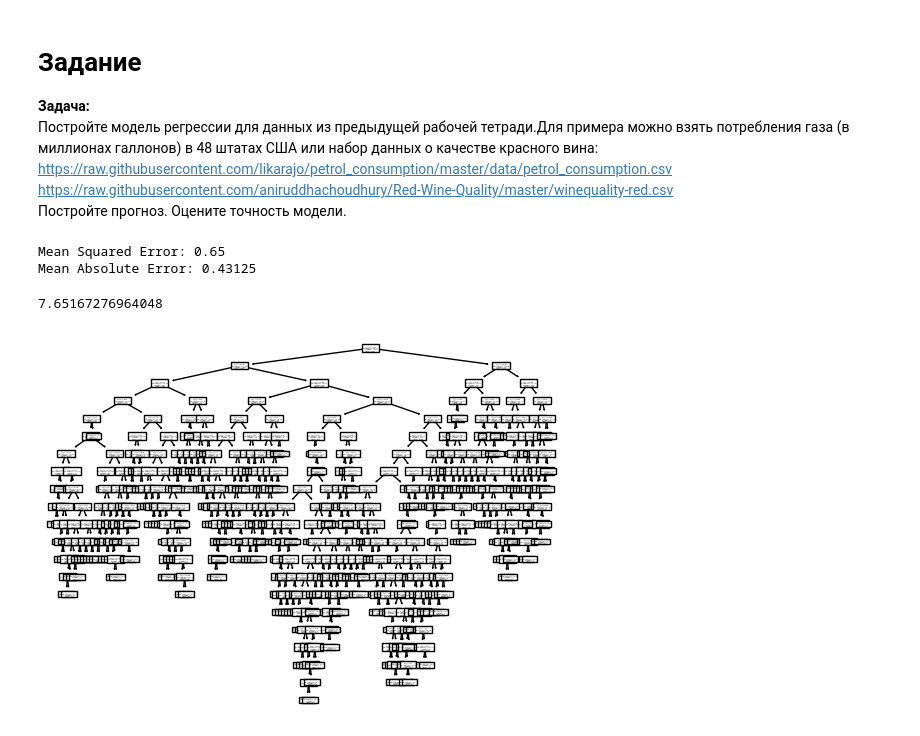
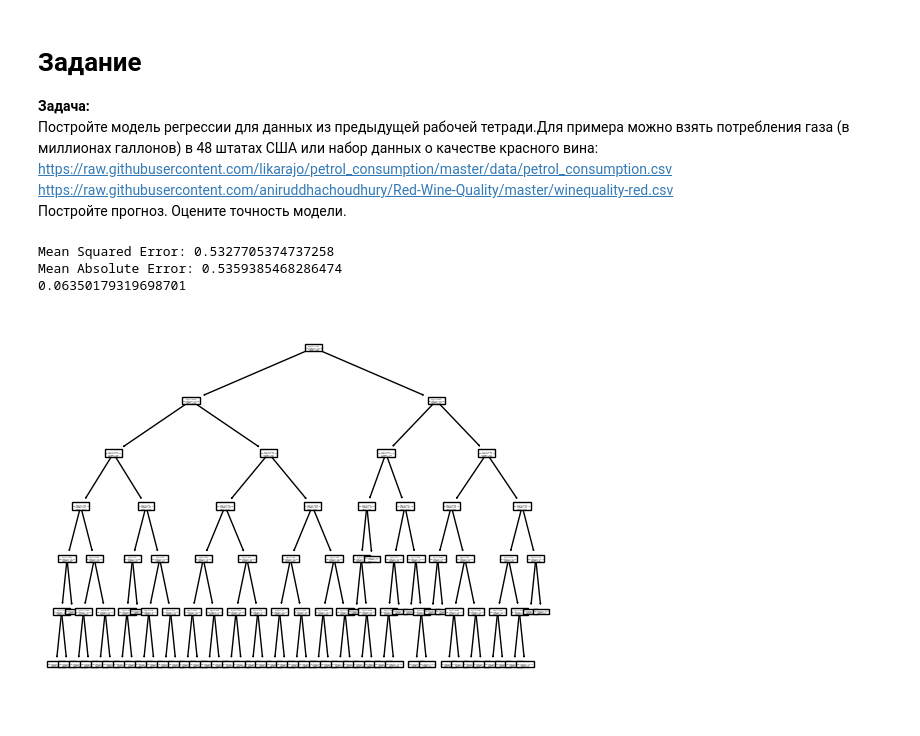
Before and after one commit to Prost444/mirea-pmi-2d-year, a Jupyter notebook: 3d-semestr/AI/pr5.ipynb, the cells around one changed output. Drawn from its saved outputs; the diff is of its cells as text; code cells hidden in the pictures.

```diff
--- a/3d-semestr/AI/pr5.ipynb
+++ b/3d-semestr/AI/pr5.ipynb
@@ -639,34 +639,35 @@ https://raw.githubusercontent.com/aniruddhachoudhury/Red-Wine-Quality/master/win
 # %%
 import pandas as pd
 import numpy as np
 import matplotlib.pyplot as plt
 from sklearn import tree
 from sklearn.tree import DecisionTreeRegressor
 from sklearn.model_selection import train_test_split
 from sklearn import metrics
 
 url = 'https://raw.githubusercontent.com/aniruddhachoudhury/Red-Wine-Quality/master/winequality-red.csv'
 dataset = pd.read_csv(url)
 dataset.head()
 
 x = dataset.iloc[:,:-1].values
 y = dataset.iloc[:,-1].values
 
 x_train, x_test, y_train,y_test = train_test_split(x,y,test_size=0.2,random_state=1)
-regressor = DecisionTreeRegressor()
+regressor = DecisionTreeRegressor(max_depth=6)
 regressor.fit(x_train,y_train)
 tree.plot_tree(regressor)
 
 y_pred = regressor.predict(x_test)
 
 df = pd.DataFrame({'Actual':y_test,'Predicted':y_pred})
 df
 
 print('Mean Squared Error:',metrics.mean_squared_error(y_test,y_pred))
 print('Mean Absolute Error:',metrics.mean_absolute_error(y_test,y_pred))
 metrics.mean_absolute_error(y_test,y_pred)/np.average(y) * 100
+print(metrics.r2_score(y_test, y_pred))
 # %% [output]
-Mean Squared Error: 0.65
-Mean Absolute Error: 0.43125
+Mean Squared Error: 0.5327705374737258
+Mean Absolute Error: 0.5359385468286474
+0.06350179319698701
-7.65167276964048
-[figure, old version]
+[figure, new version]
```
Also changed, not shown: parts of 1 cell of this notebook, 4 other files.
